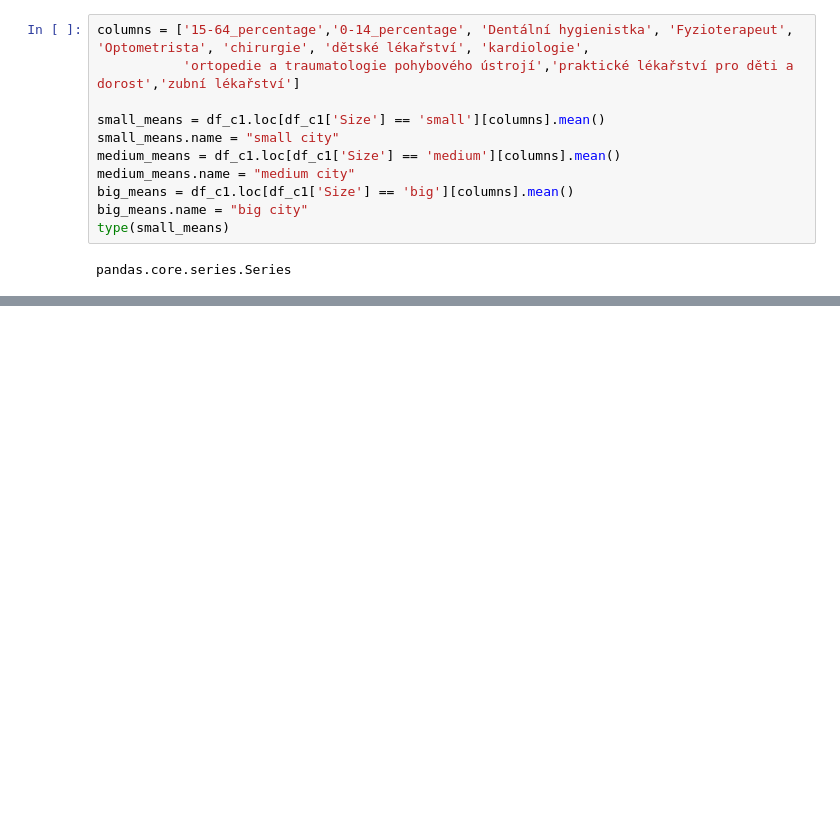
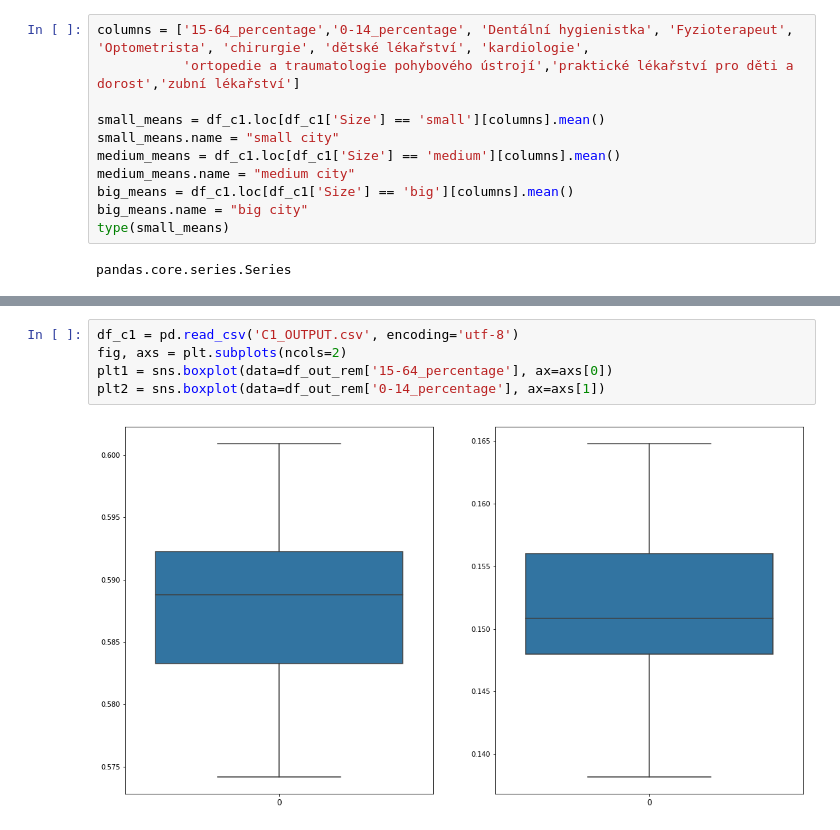
Before and after one commit to adaryb123/UPAproject, a Jupyter notebook: Part_2_own_tasks.ipynb, the cells around one changed output, grey strips where cells are left out. Drawn from its saved outputs; the diff is of its cells as text; blank space fills up the shorter version.

```diff
--- a/Part_2_own_tasks.ipynb
+++ b/Part_2_own_tasks.ipynb
@@ -315,3 +344,10 @@ TypeError: cannot convert the series to <class 'float'>
+# %%
+df_c1 = pd.read_csv('C1_OUTPUT.csv', encoding='utf-8')
+fig, axs = plt.subplots(ncols=2)
+plt1 = sns.boxplot(data=df_out_rem['15-64_percentage'], ax=axs[0])
+plt2 = sns.boxplot(data=df_out_rem['0-14_percentage'], ax=axs[1])
+# %% [output]
+[figure, added]
 # %%
 plt.rcParams["figure.figsize"] = (18, 10)
 plt.rcParams["xtick.labelsize"] = 12
```
Also changed, not shown: parts of 20 cells of this notebook.
